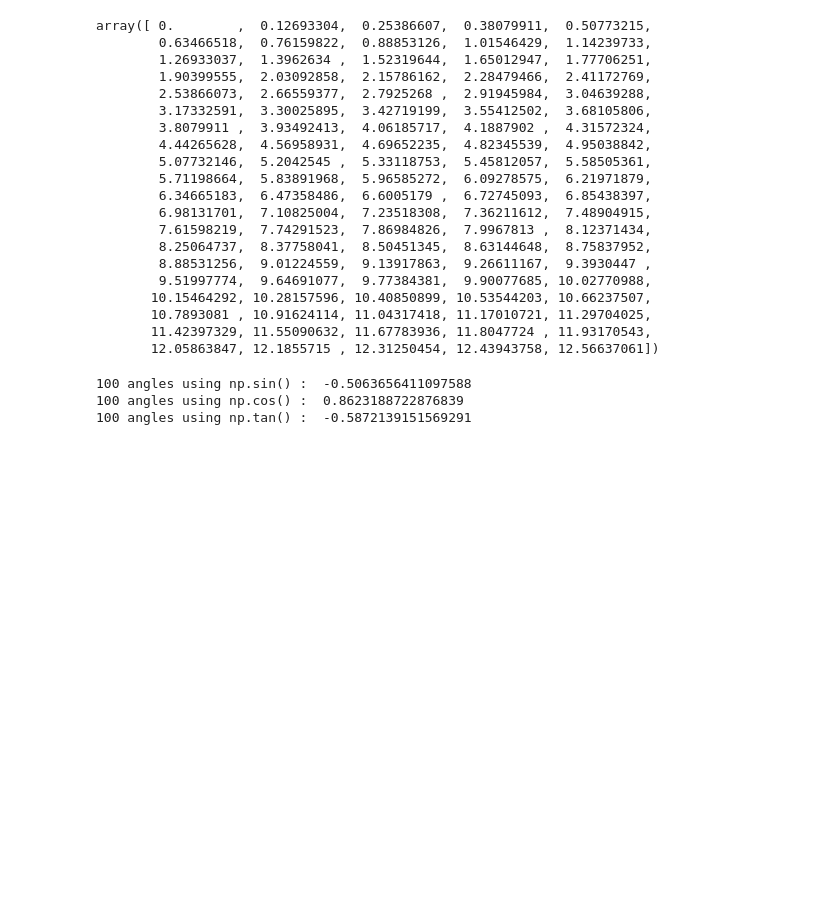
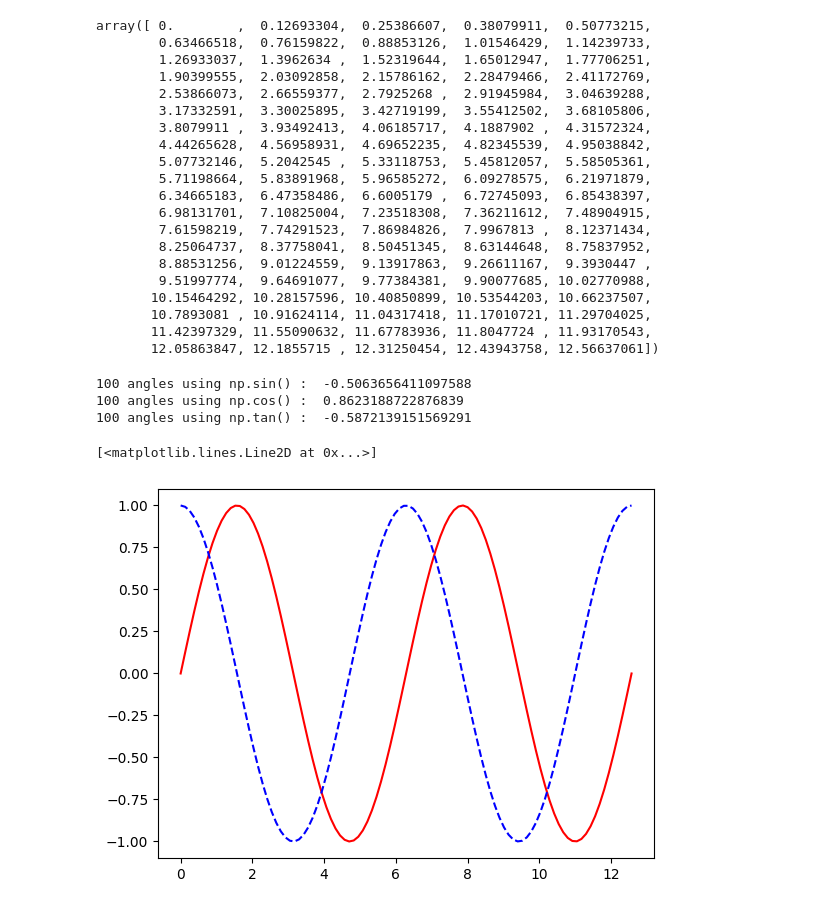
Before and after one commit to rajesh-karra/7COM1073-0901-2024---Foundations-of-Data-Science, a Jupyter notebook: practical_session_4_notes-5.ipynb, the cells around one changed output. Saved outputs shown, nothing was run; the diff lists cells and outputs as text; code cells hidden in the pictures; blank space fills up the shorter version.

Commit message:
plotting the theta

```diff
--- a/practical_session_4_notes-5.ipynb
+++ b/practical_session_4_notes-5.ipynb
@@ -219,3 +219,13 @@ print('100 angles using np.tan() : ', numPyTan)
 100 angles using np.sin() :  -0.5063656411097588
 100 angles using np.cos() :  0.8623188722876839
 100 angles using np.tan() :  -0.5872139151569291
+# %%
+import numpy as np
+
+theta = np.linspace (0, 4 * np.pi, 100)
+import matplotlib.pyplot as plt
+plt.plot ( theta, np.sin(theta), color = 'r', linestyle = 'solid')
+plt.plot( theta, np.cos(theta), color = 'b', linestyle = 'dashed')
+# %% [output]
+[<matplotlib.lines.Line2D at 0x...>]
+[figure, added]
```
